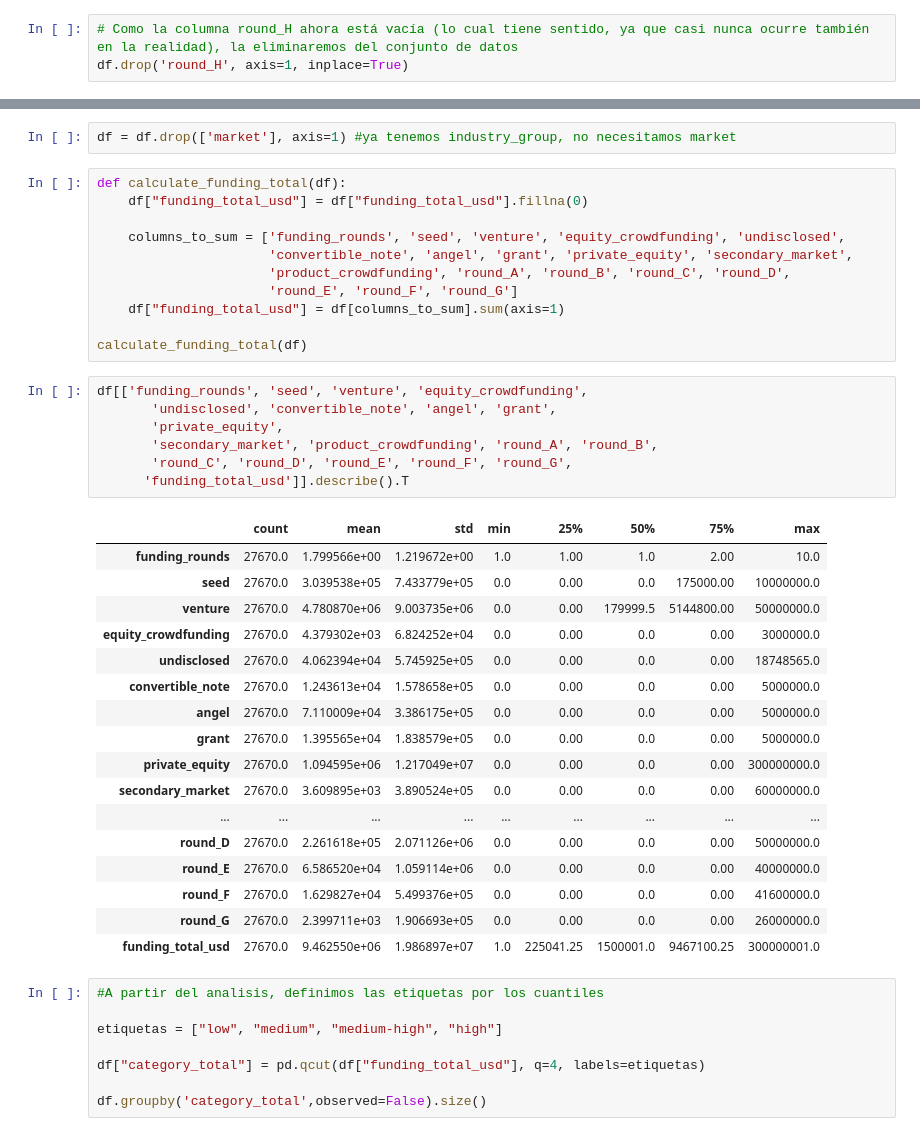
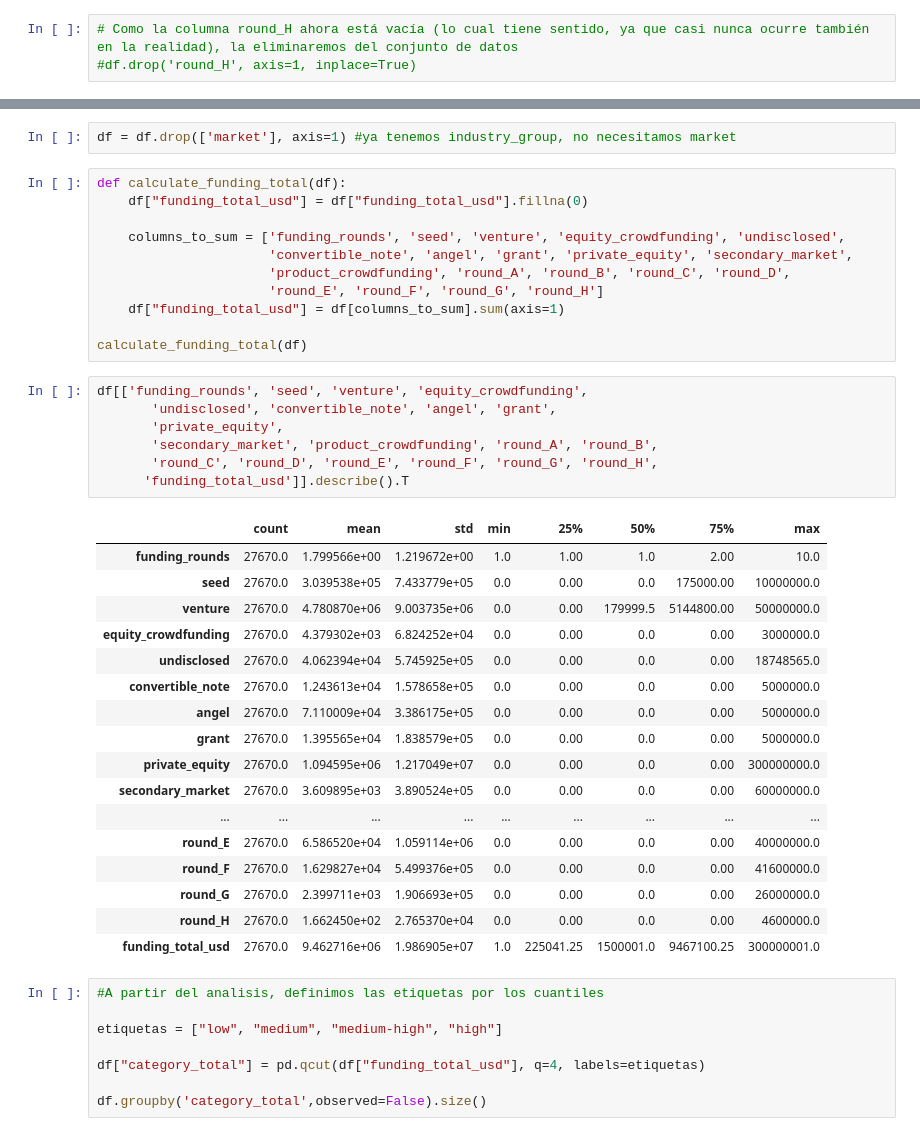
Before and after one commit to martinsoteIo/Predicting_Startup_Acquisitions, a Jupyter notebook: startup_investments_project/startup_investments_classification.ipynb, the cells around one changed output, grey strips where cells are left out. Drawn from its saved outputs; the diff is of its cells as text.

```diff
--- a/startup_investments_project/startup_investments_classification.ipynb
+++ b/startup_investments_project/startup_investments_classification.ipynb
@@ -1664,7 +1659,7 @@ Distribucion de variables numéricas:
 | last_funding_at_ordinal | 27670.0 | 7.346364e+05 | 8.274485e+02 | 732006.0 | 734167.25 | 734928.0 | 735282.00 | 7.355910e+05 |
 # %%
 # Como la columna round_H ahora está vacía (lo cual tiene sentido, ya que casi nunca ocurre también en la realidad), la eliminaremos del conjunto de datos
-df.drop('round_H', axis=1, inplace=True)
+#df.drop('round_H', axis=1, inplace=True)
 # %% [markdown]
 ## 7. Transformación del tipo de variable
 
@@ -1836,35 +1830,35 @@ def calculate_funding_total(df):
     columns_to_sum = ['funding_rounds', 'seed', 'venture', 'equity_crowdfunding', 'undisclosed',
                       'convertible_note', 'angel', 'grant', 'private_equity', 'secondary_market',
                       'product_crowdfunding', 'round_A', 'round_B', 'round_C', 'round_D',
-                      'round_E', 'round_F', 'round_G']
+                      'round_E', 'round_F', 'round_G', 'round_H']
     df["funding_total_usd"] = df[columns_to_sum].sum(axis=1)
 
 calculate_funding_total(df)
 # %%
 df[['funding_rounds', 'seed', 'venture', 'equity_crowdfunding',
        'undisclosed', 'convertible_note', 'angel', 'grant',
        'private_equity',
        'secondary_market', 'product_crowdfunding', 'round_A', 'round_B',
-       'round_C', 'round_D', 'round_E', 'round_F', 'round_G',
+       'round_C', 'round_D', 'round_E', 'round_F', 'round_G', 'round_H',
       'funding_total_usd']].describe().T
 # %% [output]
 |  | count | mean | std | min | 25% | 50% | 75% | max |
 | funding_rounds | 27670.0 | 1.799566e+00 | 1.219672e+00 | 1.0 | 1.00 | 1.0 | 2.00 | 10.0 |
 | seed | 27670.0 | 3.039538e+05 | 7.433779e+05 | 0.0 | 0.00 | 0.0 | 175000.00 | 10000000.0 |
 | venture | 27670.0 | 4.780870e+06 | 9.003735e+06 | 0.0 | 0.00 | 179999.5 | 5144800.00 | 50000000.0 |
 | equity_crowdfunding | 27670.0 | 4.379302e+03 | 6.824252e+04 | 0.0 | 0.00 | 0.0 | 0.00 | 3000000.0 |
 | undisclosed | 27670.0 | 4.062394e+04 | 5.745925e+05 | 0.0 | 0.00 | 0.0 | 0.00 | 18748565.0 |
 | convertible_note | 27670.0 | 1.243613e+04 | 1.578658e+05 | 0.0 | 0.00 | 0.0 | 0.00 | 5000000.0 |
 | angel | 27670.0 | 7.110009e+04 | 3.386175e+05 | 0.0 | 0.00 | 0.0 | 0.00 | 5000000.0 |
 | grant | 27670.0 | 1.395565e+04 | 1.838579e+05 | 0.0 | 0.00 | 0.0 | 0.00 | 5000000.0 |
 | private_equity | 27670.0 | 1.094595e+06 | 1.217049e+07 | 0.0 | 0.00 | 0.0 | 0.00 | 300000000.0 |
 | secondary_market | 27670.0 | 3.609895e+03 | 3.890524e+05 | 0.0 | 0.00 | 0.0 | 0.00 | 60000000.0 |
 | ... | ... | ... | ... | ... | ... | ... | ... | ... |
-| round_D | 27670.0 | 2.261618e+05 | 2.071126e+06 | 0.0 | 0.00 | 0.0 | 0.00 | 50000000.0 |
 | round_E | 27670.0 | 6.586520e+04 | 1.059114e+06 | 0.0 | 0.00 | 0.0 | 0.00 | 40000000.0 |
 | round_F | 27670.0 | 1.629827e+04 | 5.499376e+05 | 0.0 | 0.00 | 0.0 | 0.00 | 41600000.0 |
 | round_G | 27670.0 | 2.399711e+03 | 1.906693e+05 | 0.0 | 0.00 | 0.0 | 0.00 | 26000000.0 |
-| funding_total_usd | 27670.0 | 9.462550e+06 | 1.986897e+07 | 1.0 | 225041.25 | 1500001.0 | 9467100.25 | 300000001.0 |
+| round_H | 27670.0 | 1.662450e+02 | 2.765370e+04 | 0.0 | 0.00 | 0.0 | 0.00 | 4600000.0 |
+| funding_total_usd | 27670.0 | 9.462716e+06 | 1.986905e+07 | 1.0 | 225041.25 | 1500001.0 | 9467100.25 | 300000001.0 |
 # %%
 #A partir del analisis, definimos las etiquetas por los cuantiles
 
```
Also changed, not shown: parts of 37 cells of this notebook, 7 other files.
